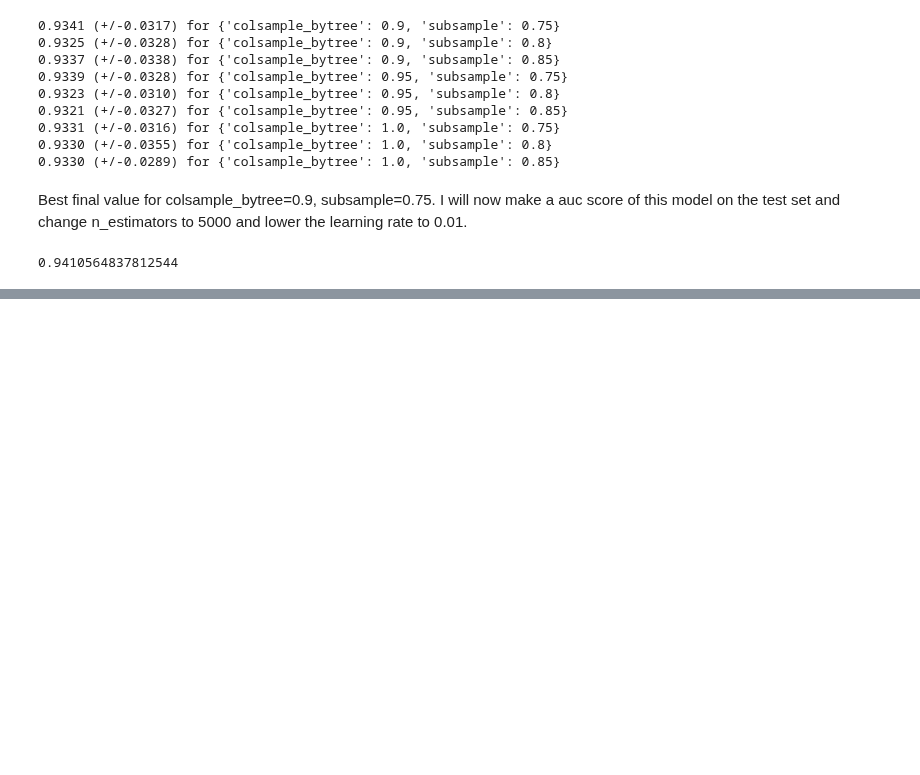
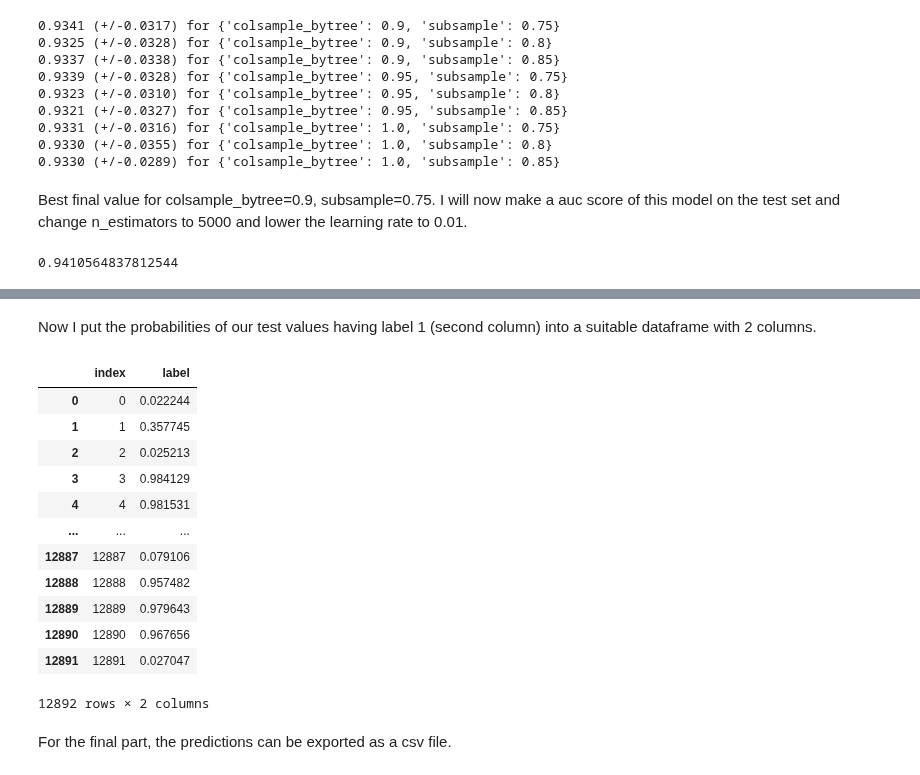
Before and after one commit to CallensToon/Machine_Learning_course_UGent_D012554_kaggle, a Jupyter notebook: Kaggle_eye_blinking_prediciton.ipynb, the cells around one changed output, grey strips where cells are left out. Cells and saved outputs as stored; diff of their text form; code cells hidden in the pictures; blank space fills up the shorter version.

```diff
--- a/Kaggle_eye_blinking_prediciton.ipynb
+++ b/Kaggle_eye_blinking_prediciton.ipynb
@@ -472,0 +600,6 @@ print(score_auc)
+# %%
+from sklearn.ensemble import GradientBoostingClassifier
+
+gbc = GradientBoostingClassifier(n_estimators = 500)
+# %%
+gbc.fit(X_train_stand, y_train)
@@ -472,0 +675,24 @@ print(score_auc)
+# %%
+from sklearn.svm import SVC
+import xgboost as xgb
+from sklearn.ensemble import RandomForestClassifier
+from sklearn.ensemble import AdaBoostClassifier
+from sklearn.tree import DecisionTreeClassifier
+from sklearn.ensemble import GradientBoostingClassifier
+from sklearn.ensemble import StackingClassifier
+from sklearn.linear_model import LogisticRegression
+
+
+
+level01 = list()
+level01.append(('svm', SVC(C=5, gamma=0.4, probability=True)))
+level01.append(('XGB', xgb.XGBClassifier(objective ='binary:logistic', learning_rate=0.01, n_estimators = 5000, max_depth = 10, min_child_weight=1, gamma=0, subsample=0.75, colsample_bytree = 0.9, scale_pos_weight=1, seed=27)))
+level01.append(('RFC', RandomForestClassifier(max_depth=30,min_samples_leaf=1, min_samples_split=2, n_estimators=5000)))
+level01.append(('ADA', AdaBoostClassifier(DecisionTreeClassifier(max_depth=6), algorithm="SAMME.R",n_estimators=5000)))
+level01.append(('GBC', GradientBoostingClassifier(n_estimators = 5000, max_depth=10, min_samples_leaf=5, min_samples_split=5)))
+
+level11 = LogisticRegression()
+
+modelstack1 = StackingClassifier(estimators=level01, final_estimator=level11, cv=20)
+
+modelstack1.fit(X_train_stand, y_train)
@@ -472,0 +719,3 @@ print(score_auc)
+# %%
+predictions_stack1 = modelstack1.predict_proba(X_test_stand)
+predictions_stack1
@@ -472,0 +730,23 @@ print(score_auc)
+# %% [markdown]
+Now I put the probabilities of our test values having label 1 (second column) into a suitable dataframe with 2 columns.
+# %%
+results = pd.DataFrame()
+results['index'] = testset['index']
+results['label'] = predictions_stack1[:,1]
+results
+# %% [output]
+|  | index | label |
+| 0 | 0 | 0.022244 |
+| 1 | 1 | 0.357745 |
+| 2 | 2 | 0.025213 |
+| 3 | 3 | 0.984129 |
+| 4 | 4 | 0.981531 |
+| ... | ... | ... |
+| 12887 | 12887 | 0.079106 |
+| 12888 | 12888 | 0.957482 |
+| 12889 | 12889 | 0.979643 |
+| 12890 | 12890 | 0.967656 |
+| 12891 | 12891 | 0.027047 |
+12892 rows × 2 columns
+# %% [markdown]
+For the final part, the predictions can be exported as a csv file.
```
Also changed, not shown: parts of 36 cells of this notebook.
